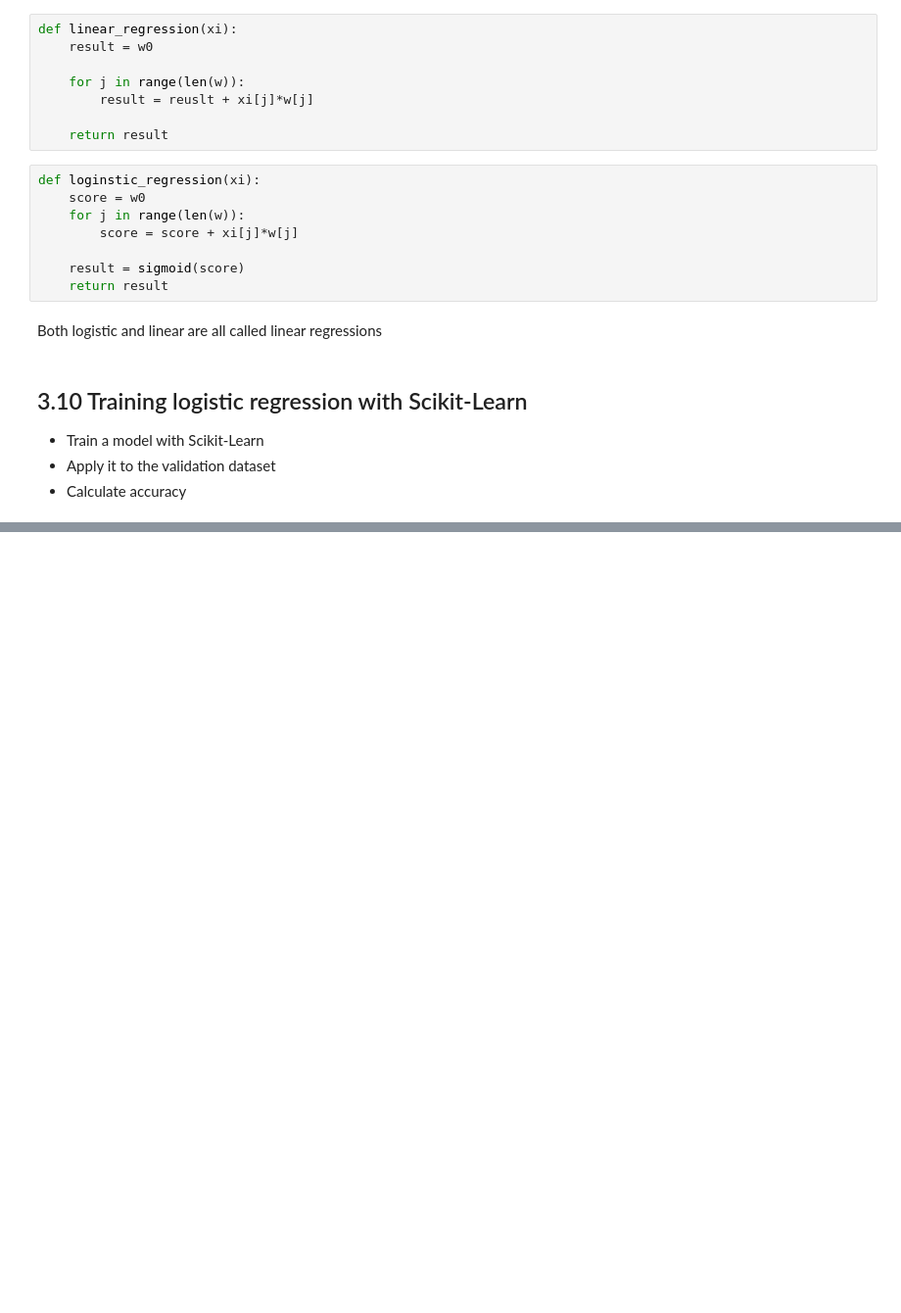
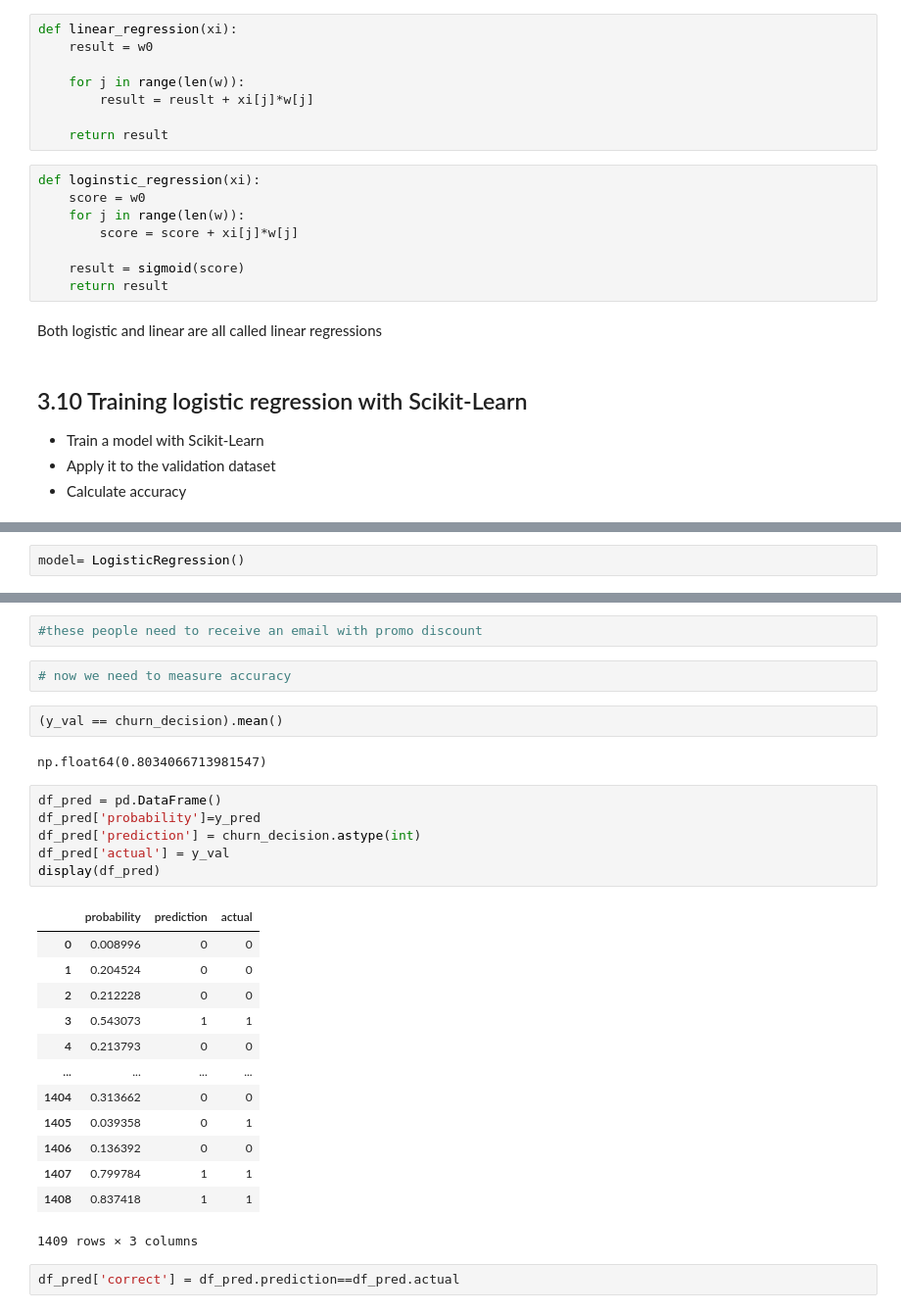
Before and after one commit to khvatov/machine-learning-zoomcamp-homework, a Jupyter notebook: 03-churn/chrun_practice.ipynb, the cells around one changed output, grey strips where cells are left out. Shown: that part at 98% size. Drawn from its saved outputs; the diff is of its cells as text; blank space fills up the shorter version.

```diff
--- a/03-churn/chrun_practice.ipynb
+++ b/03-churn/chrun_practice.ipynb
@@ -705,0 +708,2 @@ Both logistic and linear are all called linear regressions
+# %%
+model= LogisticRegression()
@@ -705,0 +771,30 @@ Both logistic and linear are all called linear regressions
+# %%
+#these people need to receive an email with promo discount
+# %%
+# now we need to measure accuracy
+# %%
+(y_val == churn_decision).mean()
+# %% [output]
+np.float64(0.8034066713981547)
+# %%
+df_pred = pd.DataFrame()
+df_pred['probability']=y_pred
+df_pred['prediction'] = churn_decision.astype(int)
+df_pred['actual'] = y_val
+display(df_pred)
+# %% [output]
+|  | probability | prediction | actual |
+| 0 | 0.008996 | 0 | 0 |
+| 1 | 0.204524 | 0 | 0 |
+| 2 | 0.212228 | 0 | 0 |
+| 3 | 0.543073 | 1 | 1 |
+| 4 | 0.213793 | 0 | 0 |
+| ... | ... | ... | ... |
+| 1404 | 0.313662 | 0 | 0 |
+| 1405 | 0.039358 | 0 | 1 |
+| 1406 | 0.136392 | 0 | 0 |
+| 1407 | 0.799784 | 1 | 1 |
+| 1408 | 0.837418 | 1 | 1 |
+1409 rows × 3 columns
+# %%
+df_pred['correct'] = df_pred.prediction==df_pred.actual
```
Also changed, not shown: parts of 56 cells of this notebook.
